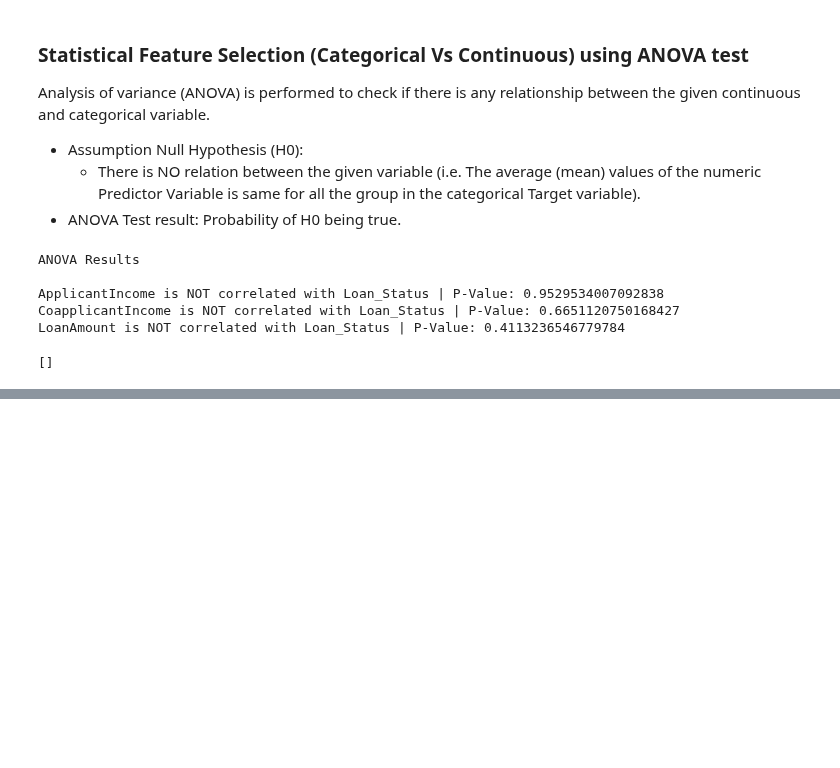
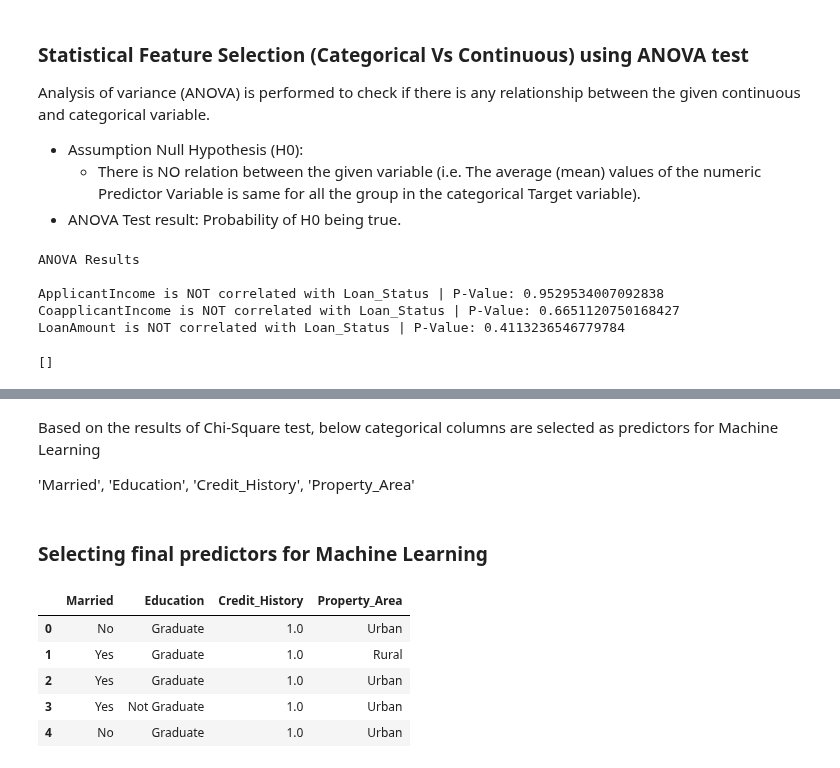
Before and after one commit to anish3565/Case_Studies, a Jupyter notebook: Classification/2. LoanApprovalData.ipynb, the cells around one changed output, grey strips where cells are left out. Saved outputs shown, nothing was run; the diff lists cells and outputs as text; code cells hidden in the pictures; blank space fills up the shorter version.

```diff
--- a/Classification/2. LoanApprovalData.ipynb
+++ b/Classification/2. LoanApprovalData.ipynb
@@ -489,0 +586,19 @@ LoanAmount is NOT correlated with Loan_Status | P-Value: 0.4113236546779784
+# %% [markdown]
+Based on the results of Chi-Square test, below categorical columns are selected as predictors for Machine Learning
+
+'Married', 'Education', 'Credit_History', 'Property_Area'
+# %% [markdown]
+### **Selecting final predictors for Machine Learning**
+# %%
+SelectedColumns=['Married', 'Education', 'Credit_History', 'Property_Area']
+
+# Selecting final columns
+DataForML=LoanData[SelectedColumns]
+DataForML.head()
+# %% [output]
+|  | Married | Education | Credit_History | Property_Area |
+| 0 | No | Graduate | 1.0 | Urban |
+| 1 | Yes | Graduate | 1.0 | Rural |
+| 2 | Yes | Graduate | 1.0 | Urban |
+| 3 | Yes | Not Graduate | 1.0 | Urban |
+| 4 | No | Graduate | 1.0 | Urban |
```
Also changed, not shown: parts of 20 cells of this notebook.
